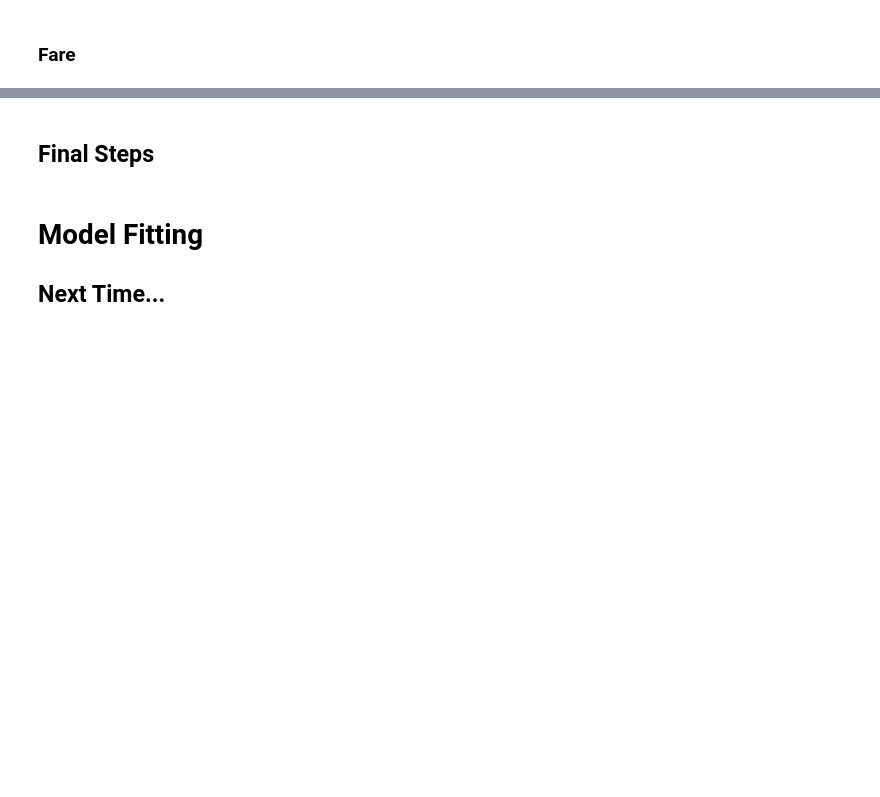
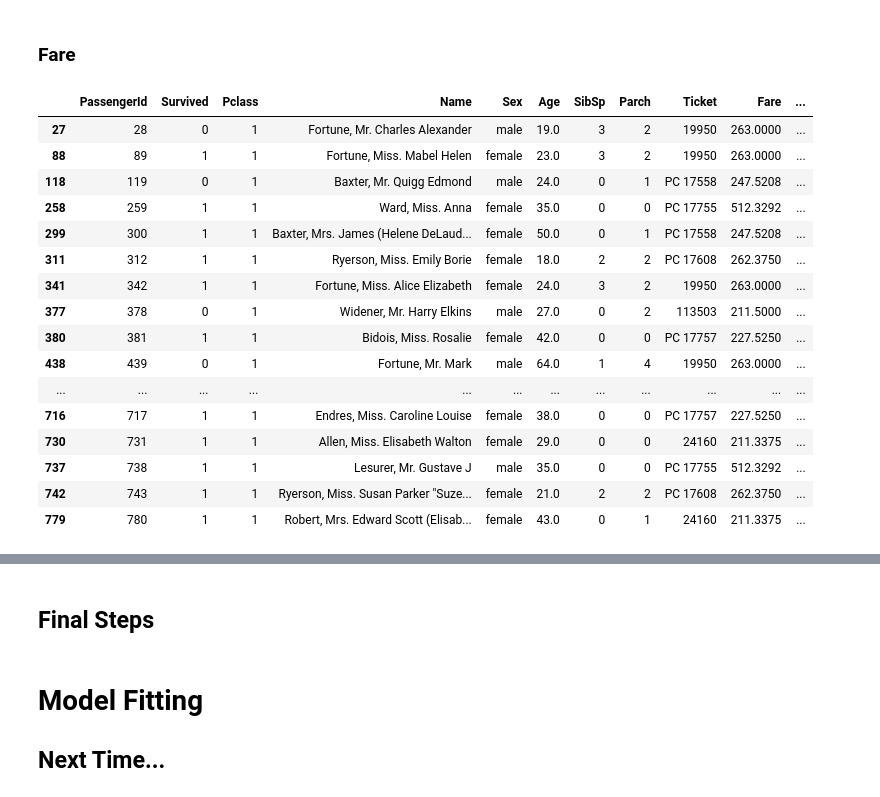
Before and after one commit to DataScienceClubASU/Data-Science-Club, a Jupyter notebook: titanic/Titanic_Python_Intro_Session.ipynb, the cells around one changed output, grey strips where cells are left out. Saved outputs shown, nothing was run; the diff lists cells and outputs as text; code cells hidden in the pictures; blank space fills up the shorter version.

```diff
--- a/titanic/Titanic_Python_Intro_Session.ipynb
+++ b/titanic/Titanic_Python_Intro_Session.ipynb
@@ -128,4 +259,22 @@ train.loc[full["Age"]<2] # Only looking at training data! No Cheating :)
 ### Fare
 # %%
 # Fare
-train.loc[full["Fare"]>200]
+train.loc[train["Fare"]>200]
+# %% [output]
+|  | PassengerId | Survived | Pclass | Name | Sex | Age | SibSp | Parch | Ticket | Fare | ... |
+| 27 | 28 | 0 | 1 | Fortune, Mr. Charles Alexander | male | 19.0 | 3 | 2 | 19950 | 263.0000 | ... |
+| 88 | 89 | 1 | 1 | Fortune, Miss. Mabel Helen | female | 23.0 | 3 | 2 | 19950 | 263.0000 | ... |
+| 118 | 119 | 0 | 1 | Baxter, Mr. Quigg Edmond | male | 24.0 | 0 | 1 | PC 17558 | 247.5208 | ... |
+| 258 | 259 | 1 | 1 | Ward, Miss. Anna | female | 35.0 | 0 | 0 | PC 17755 | 512.3292 | ... |
+| 299 | 300 | 1 | 1 | Baxter, Mrs. James (Helene DeLaud... | female | 50.0 | 0 | 1 | PC 17558 | 247.5208 | ... |
+| 311 | 312 | 1 | 1 | Ryerson, Miss. Emily Borie | female | 18.0 | 2 | 2 | PC 17608 | 262.3750 | ... |
+| 341 | 342 | 1 | 1 | Fortune, Miss. Alice Elizabeth | female | 24.0 | 3 | 2 | 19950 | 263.0000 | ... |
+| 377 | 378 | 0 | 1 | Widener, Mr. Harry Elkins | male | 27.0 | 0 | 2 | 113503 | 211.5000 | ... |
+| 380 | 381 | 1 | 1 | Bidois, Miss. Rosalie | female | 42.0 | 0 | 0 | PC 17757 | 227.5250 | ... |
+| 438 | 439 | 0 | 1 | Fortune, Mr. Mark | male | 64.0 | 1 | 4 | 19950 | 263.0000 | ... |
+| ... | ... | ... | ... | ... | ... | ... | ... | ... | ... | ... | ... |
+| 716 | 717 | 1 | 1 | Endres, Miss. Caroline Louise | female | 38.0 | 0 | 0 | PC 17757 | 227.5250 | ... |
+| 730 | 731 | 1 | 1 | Allen, Miss. Elisabeth Walton | female | 29.0 | 0 | 0 | 24160 | 211.3375 | ... |
+| 737 | 738 | 1 | 1 | Lesurer, Mr. Gustave J | male | 35.0 | 0 | 0 | PC 17755 | 512.3292 | ... |
+| 742 | 743 | 1 | 1 | Ryerson, Miss. Susan Parker "Suze... | female | 21.0 | 2 | 2 | PC 17608 | 262.3750 | ... |
+| 779 | 780 | 1 | 1 | Robert, Mrs. Edward Scott (Elisab... | female | 43.0 | 0 | 1 | 24160 | 211.3375 | ... |
```
Also changed, not shown: parts of 18 cells of this notebook.
